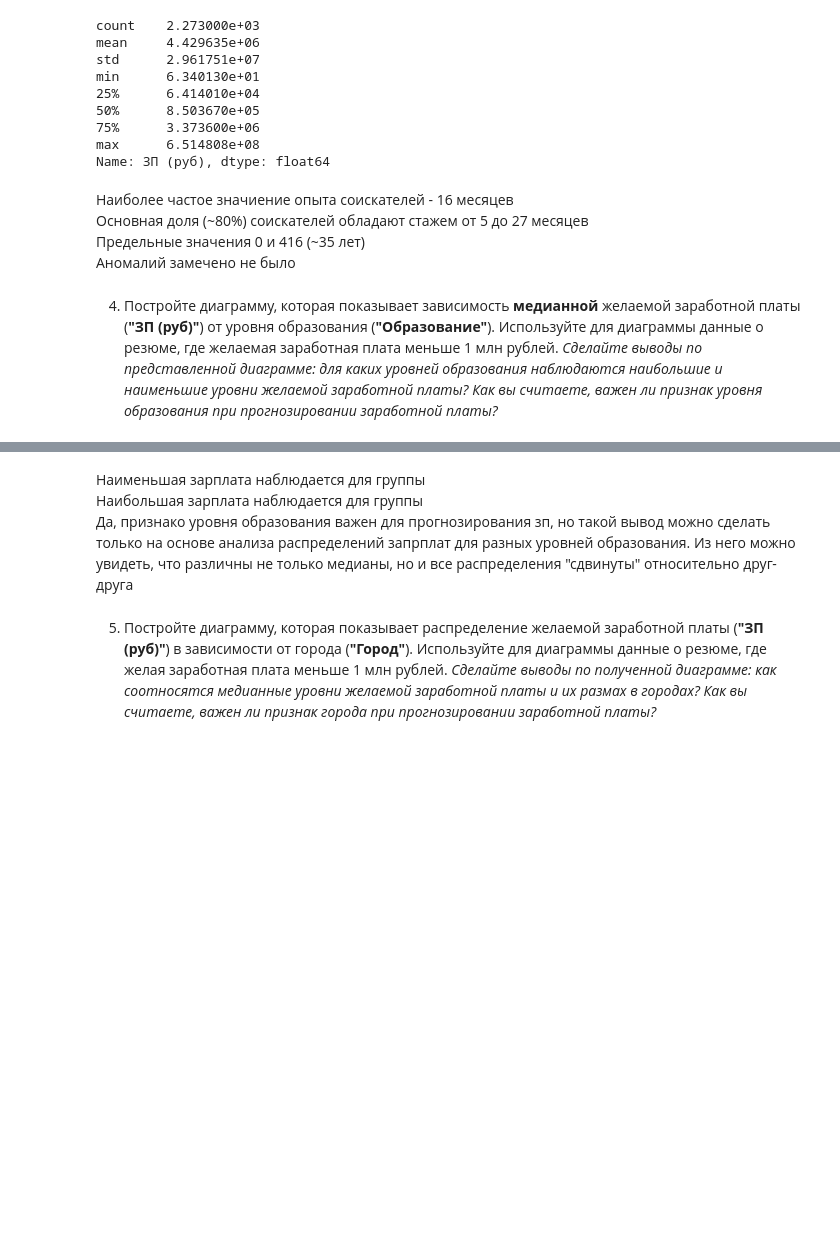
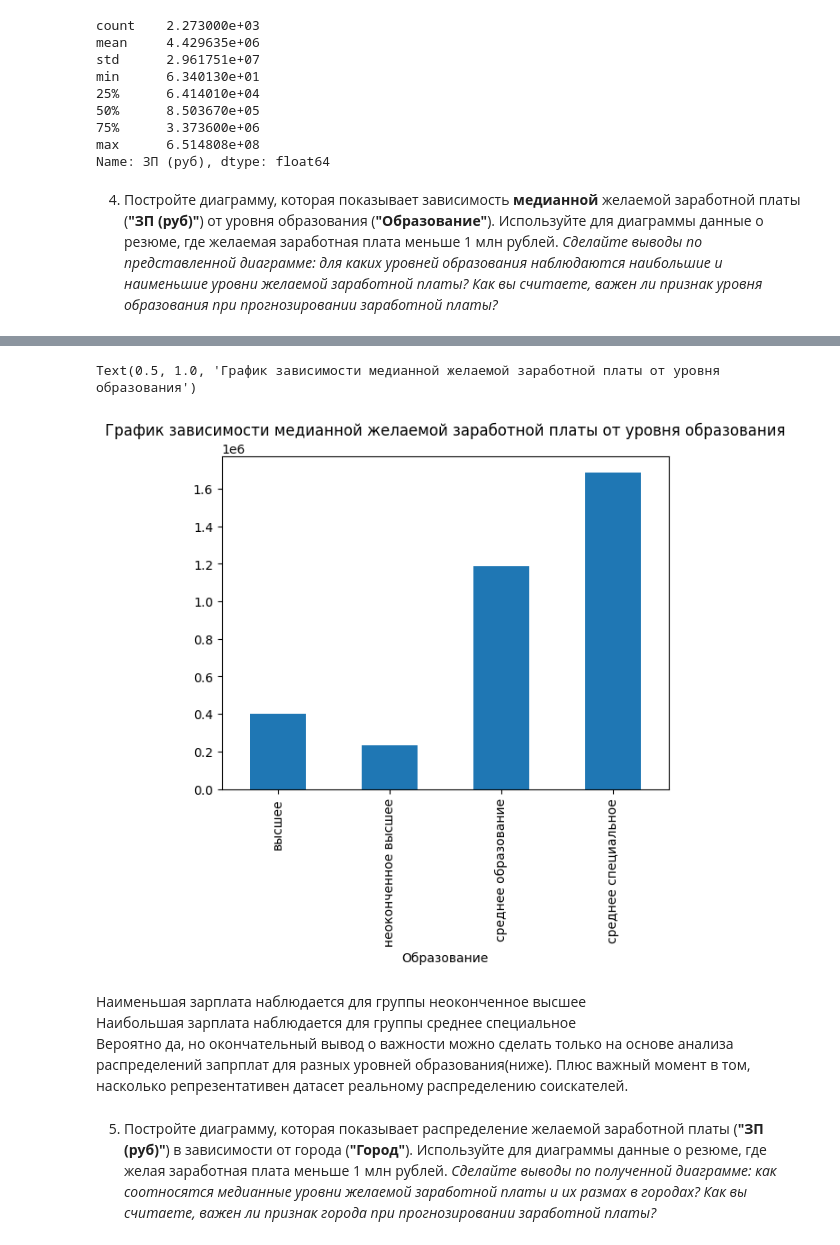
Before and after one commit to Slava0505/hh_resume_EDA, a Jupyter notebook: hh_resume_EDA.ipynb, the cells around one changed output, grey strips where cells are left out. Cells and saved outputs as stored; diff of their text form; code cells hidden in the pictures; blank space fills up the shorter version.

```diff
--- a/hh_resume_EDA.ipynb
+++ b/hh_resume_EDA.ipynb
@@ -471,14 +471,10 @@ min      6.340130e+01
 75%      3.373600e+06
 max      6.514808e+08
 Name: ЗП (руб), dtype: float64
-# %% [markdown]
-Наиболее частое значиение опыта соискателей - 16 месяцев
-Основная доля (\~80%) соискателей обладают стажем от 5 до 27 месяцев
-Предельные значения 0 и 416 (\~35 лет)
-Аномалий замечено не было
 # %% [markdown]
 4. Постройте диаграмму, которая показывает зависимость **медианной** желаемой заработной платы (**"ЗП (руб)"**) от уровня образования (**"Образование"**). Используйте для диаграммы данные о резюме, где желаемая заработная плата меньше 1 млн рублей.
 *Сделайте выводы по представленной диаграмме: для каких уровней образования наблюдаются наибольшие и наименьшие уровни желаемой заработной платы? Как вы считаете, важен ли признак уровня образования при прогнозировании заработной платы?*
 # %%
-df.groupby('Образование').median()
+df.groupby('Образование')['ЗП (руб)'].median().plot(kind = 'bar')
+plt.title('График зависимости медианной желаемой заработной платы от уровня образования')
 # %% [output]
@@ -491,7 +481,9 @@ df.groupby('Образование').median()
+Text(0.5, 1.0, 'График зависимости медианной желаемой заработной платы от уровня образования')
+[figure, added]
 # %% [markdown]
-Наименьшая зарплата наблюдается для группы
-Наибольшая зарплата наблюдается для группы
-Да, признако уровня образования важен для прогнозирования зп, но такой вывод можно сделать только на основе анализа распределений запрплат для разных уровней образования. Из него можно увидеть, что различны не только медианы, но и все распределения "сдвинуты" относительно друг-друга
+Наименьшая зарплата наблюдается для группы неоконченное высшее
+Наибольшая зарплата наблюдается для группы среднее специальное
+Вероятно да, но окончательный вывод о важности можно сделать только на основе анализа распределений запрплат для разных уровней образования(ниже). Плюс важный момент в том, насколько репрезентативен датасет реальному распределению соискателей.
 # %% [markdown]
 5. Постройте диаграмму, которая показывает распределение желаемой заработной платы (**"ЗП (руб)"**) в зависимости от города (**"Город"**). Используйте для диаграммы данные о резюме, где желая заработная плата меньше 1 млн рублей.
 *Сделайте выводы по полученной диаграмме: как соотносятся медианные уровни желаемой заработной платы и их размах в городах? Как вы считаете, важен ли признак города при прогнозировании заработной платы?*
```
Also changed, not shown: parts of 6 cells of this notebook.
